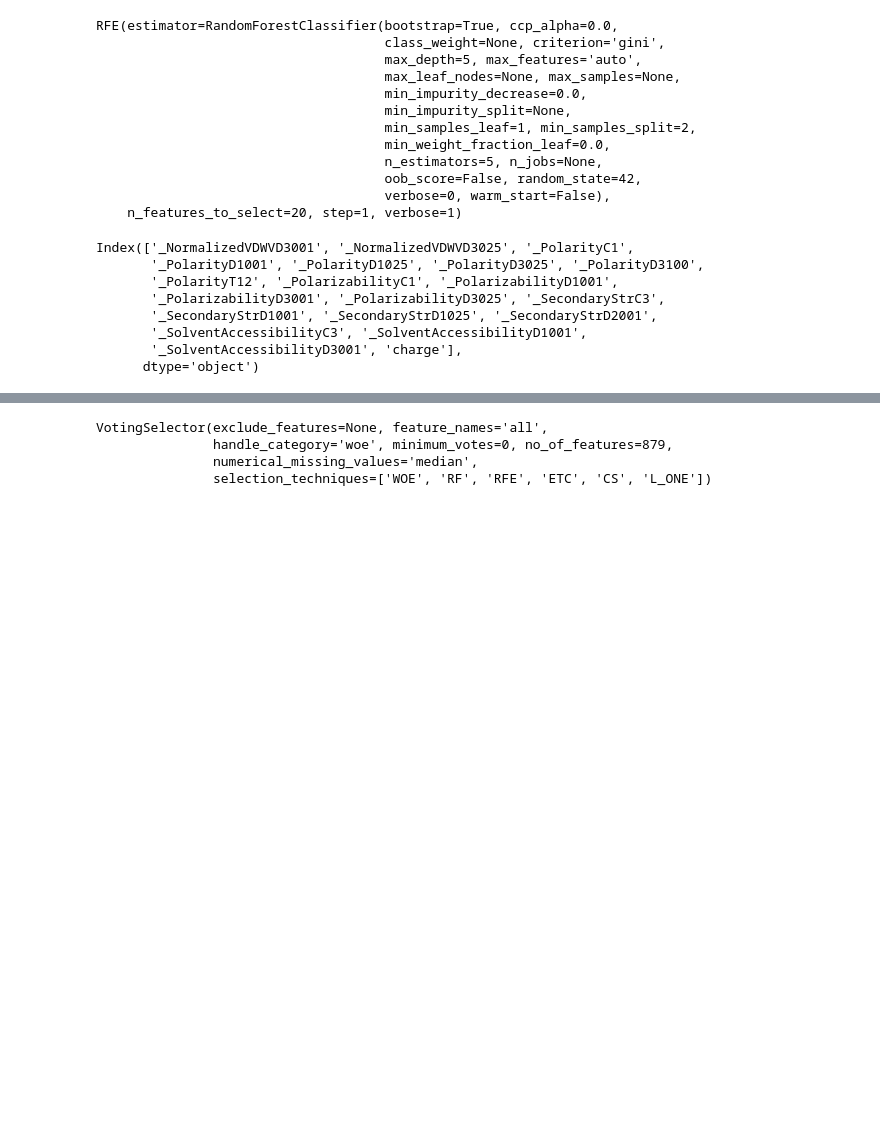
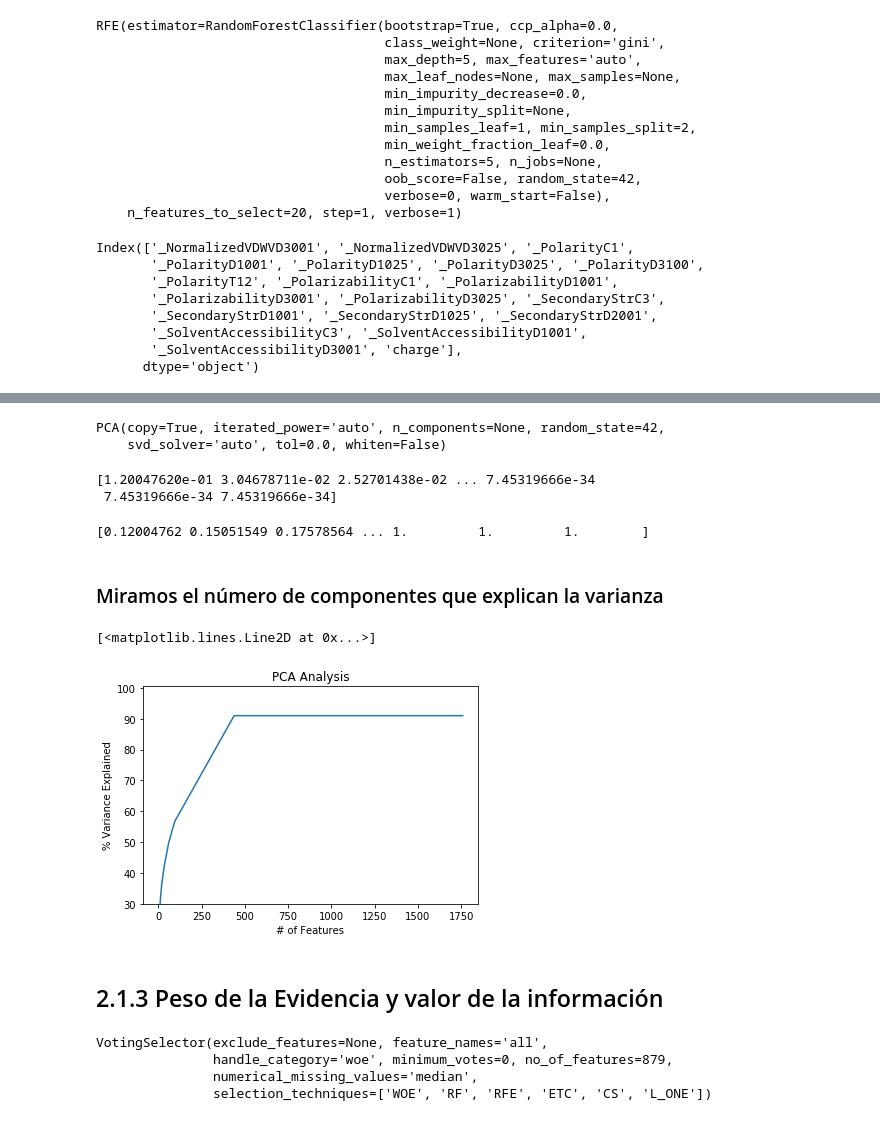
Before and after one commit to santyarboleda/Reconocimiento-de-Patrones, a Jupyter notebook: Competencia_RP.ipynb, the cells around one changed output, grey strips where cells are left out. Cells and saved outputs as stored; diff of their text form; code cells hidden in the pictures; blank space fills up the shorter version.

```diff
--- a/Competencia_RP.ipynb
+++ b/Competencia_RP.ipynb
@@ -528,2 +574,35 @@ Index(['_NormalizedVDWVD3001', '_NormalizedVDWVD3025', '_PolarityC1',
+# %%
+from sklearn.decomposition import PCA
+pca = PCA(random_state=42)
+pca.fit(scaled_df)
+# %% [output]
+PCA(copy=True, iterated_power='auto', n_components=None, random_state=42,
+    svd_solver='auto', tol=0.0, whiten=False)
+# %%
+print(pca.explained_variance_ratio_)
+# %% [output]
+[1.20047620e-01 3.04678711e-02 2.52701438e-02 ... 7.45319666e-34
+ 7.45319666e-34 7.45319666e-34]
+# %%
+print(pca.explained_variance_ratio_.cumsum())
+# %% [output]
+[0.12004762 0.15051549 0.17578564 ... 1.         1.         1.        ]
+# %% [markdown]
+### Miramos el número de componentes que explican la varianza
+# %%
+variance = pca.explained_variance_ratio_ #calculate variance ratios
+var=np.cumsum(np.round(pca.explained_variance_ratio_, decimals=3)*100)
+# %%
+plt.ylabel('% Variance Explained')
+plt.xlabel('# of Features')
+plt.title('PCA Analysis')
+plt.ylim(30,100.5)
+plt.style.context('seaborn-whitegrid')
+plt.plot(var)
+# %% [output]
+[<matplotlib.lines.Line2D at 0x...>]
+[figure, added]
+# %% [markdown]
+## 2.1.3 Peso de la Evidencia y valor de la información
 # %%
 # Seleccionamos las variables mas importantes a partir de votos de modelos
```
Also changed, not shown: parts of 32 cells of this notebook.
